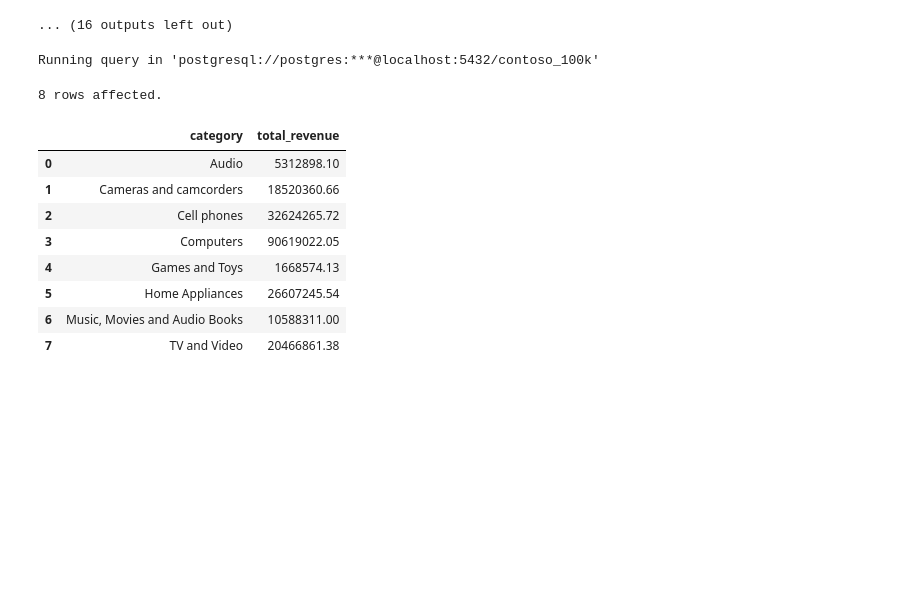
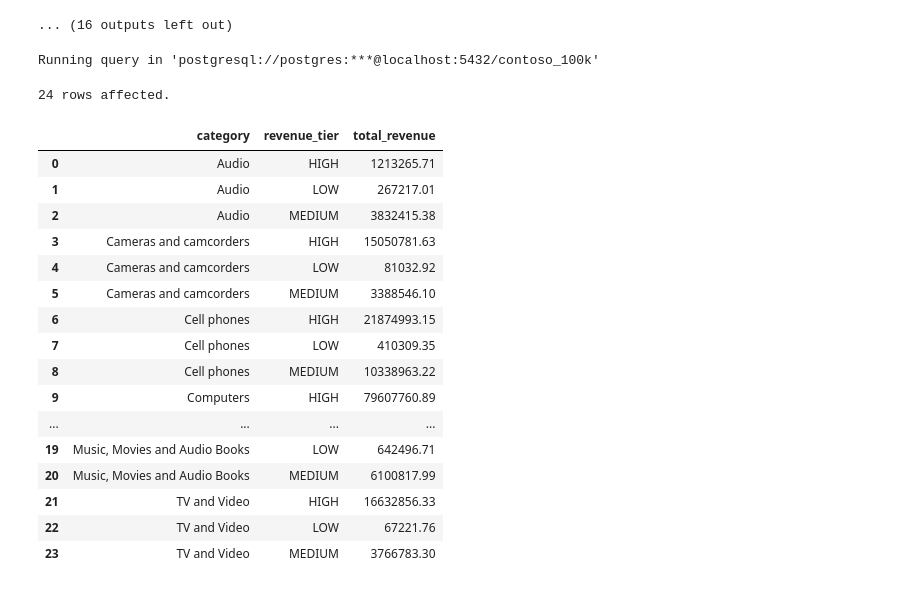
Before and after one commit to dhanushprasad1010/SQL_Project_contoso_100k, a Jupyter notebook: Resources/Blank_SQL_Notebook.ipynb, the cells around one changed output. Saved outputs shown, nothing was run; the diff lists cells and outputs as text; code cells hidden in the pictures; blank space fills up the shorter version.

```diff
--- a/Resources/Blank_SQL_Notebook.ipynb
+++ b/Resources/Blank_SQL_Notebook.ipynb
@@ -473,39 +473,51 @@ plt.gca().spines[['top', 'right',]].set_visible(False)
 # %%
 %%sql
 
 WITH percentiles AS (
     SELECT
         PERCENTILE_CONT(.25) WITHIN GROUP (ORDER BY s.quantity * s.netprice * s.exchangerate) AS revenue_25th_percentile,
         PERCENTILE_CONT(.75) WITHIN GROUP (ORDER BY s.quantity * s.netprice * s.exchangerate) AS revenue_75th_percentile
     FROM
         sales s
     WHERE
         orderdate BETWEEN '2022-01-01' AND '2023-12-31'
     )
 
     SELECT
         p.categoryname AS category,
         CASE
-            WHEN condition1 THEN column
-            WHEN condition2 THEN column
+            WHEN (s.quantity * s.netprice * s.exchangerate) <= pctl.revenue_25th_percentile THEN 'LOW'
+            WHEN (s.quantity * s.netprice * s.exchangerate) >= pctl.revenue_75th_percentile THEN 'HIGH'
+            ELSE 'MEDIUM'
+        END AS revenue_tier,
         SUM(s.quantity * s.netprice * s.exchangerate) AS total_revenue
     FROM
         sales s
         LEFT JOIN product p on s.productkey = p.productkey,
         percentiles pctl
     GROUP BY
-        p.categoryname
+        p.categoryname,
+        revenue_tier
     ORDER BY
-        p.categoryname
+        p.categoryname,
+        revenue_tier
 # %% [output]
 Running query in 'postgresql://postgres:***@localhost:5432/contoso_100k'
-8 rows affected.
+24 rows affected.
-|  | category | total_revenue |
-| 0 | Audio | 5312898.10 |
-| 1 | Cameras and camcorders | 18520360.66 |
-| 2 | Cell phones | 32624265.72 |
-| 3 | Computers | 90619022.05 |
-| 4 | Games and Toys | 1668574.13 |
-| 5 | Home Appliances | 26607245.54 |
-| 6 | Music, Movies and Audio Books | 10588311.00 |
-| 7 | TV and Video | 20466861.38 |
+|  | category | revenue_tier | total_revenue |
+| 0 | Audio | HIGH | 1213265.71 |
+| 1 | Audio | LOW | 267217.01 |
+| 2 | Audio | MEDIUM | 3832415.38 |
+| 3 | Cameras and camcorders | HIGH | 15050781.63 |
+| 4 | Cameras and camcorders | LOW | 81032.92 |
+| 5 | Cameras and camcorders | MEDIUM | 3388546.10 |
+| 6 | Cell phones | HIGH | 21874993.15 |
+| 7 | Cell phones | LOW | 410309.35 |
+| 8 | Cell phones | MEDIUM | 10338963.22 |
+| 9 | Computers | HIGH | 79607760.89 |
+| ... | ... | ... | ... |
+| 19 | Music, Movies and Audio Books | LOW | 642496.71 |
+| 20 | Music, Movies and Audio Books | MEDIUM | 6100817.99 |
+| 21 | TV and Video | HIGH | 16632856.33 |
+| 22 | TV and Video | LOW | 67221.76 |
+| 23 | TV and Video | MEDIUM | 3766783.30 |
```
